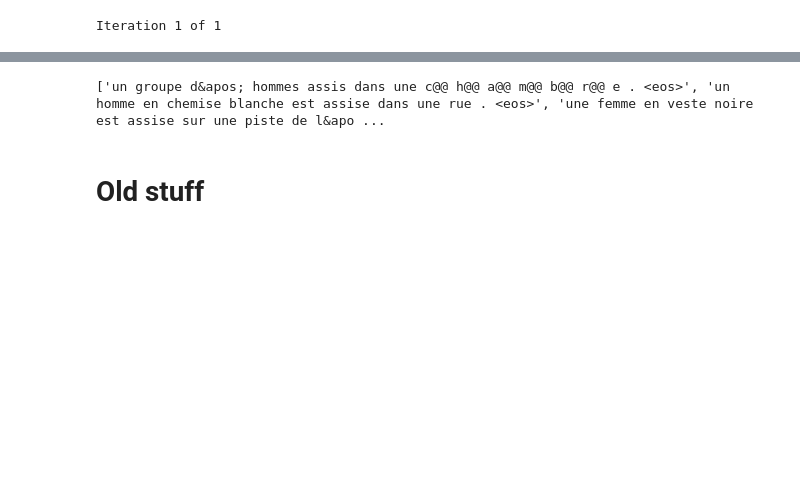
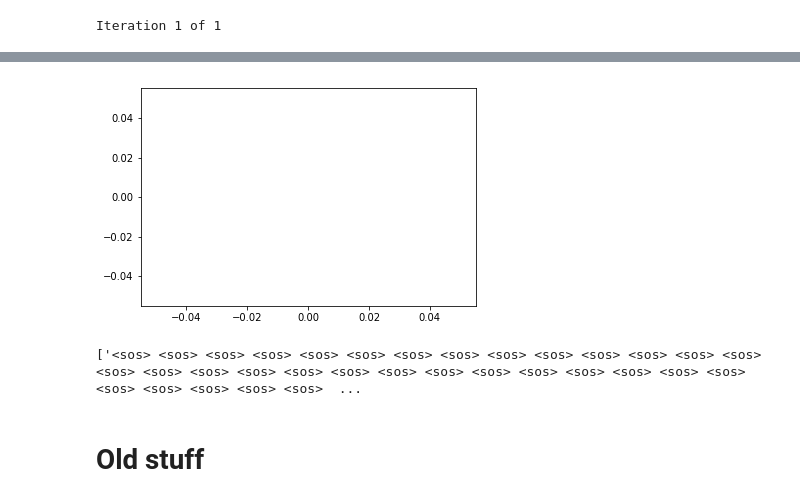
Before and after one commit to Kaleidophon/NLP2, a Jupyter notebook: assignment2/project2_NMT.ipynb, the cells around one changed output, grey strips where cells are left out. Cells and saved outputs as stored; diff of their text form; code cells hidden in the pictures; blank space fills up the shorter version.

Commit message:
fix positional error

```diff
--- a/assignment2/project2_NMT.ipynb
+++ b/assignment2/project2_NMT.ipynb
@@ -49,7 +49,7 @@ class EncoderPOS(nn.Module):
         self.word_embedding = nn.Embedding(input_size, hidden_size)
         self.pos_embedding = nn.Embedding(MAX_LENGTH, hidden_size)
         self.dropout = nn.Dropout(self.dropout_p)
-
+        self.linear = nn.Linear(hidden_size*2, hidden_size)
 
     def forward(self, input, hidden):
         index = input[0]
@@ -57,7 +57,7 @@ class EncoderPOS(nn.Module):
         word_embedded = self.word_embedding(word).view(1, 1, -1)
         pos_embedded = self.pos_embedding(torch.tensor([index], dtype=torch.long)).view(1, 1, -1)
 
-        combined_embedding = torch.cat((word_embedded.squeeze(0), pos_embedded.squeeze(0)),1)
+        combined_embedding = torch.cat((word_embedded.squeeze(0), pos_embedded.squeeze(0)), 1)
         output = self.dropout(combined_embedding)
         output = self.linear(output)
         return output, hidden
@@ -165,10 +165,18 @@ class NMT(nn.Module):
 
             if input_length > MAX_LENGTH: input_length = MAX_LENGTH
 
-            for ei in range(input_length):
-                encoder_output, encoder_hidden = self.encoder(input_tensor[ei],
-                                                         encoder_hidden)
-                encoder_outputs[ei] += encoder_output[0, 0]
+            if self.positional:
+                average_hidden = torch.zeros(1, self.encoder.hidden_size)
+
+                for ei in range(input_length):
+                    encoder_output, encoder_hidden = self.encoder((ei, input_tensor[ei]), encoder_hidden)
+                    average_hidden += encoder_output
+                    encoder_outputs[ei] += encoder_output[0, 0]
+                encoder_hidden = (average_hidden/input_length).unsqueeze(0)
+            else:
+                for ei in range(input_length):
+                    encoder_output, encoder_hidden = self.encoder(input_tensor[ei], encoder_hidden)
+                    encoder_outputs[ei] += encoder_output[0, 0]
 
             decoder_input = torch.tensor([[SOS_token_fr]])  # SOS
 
@@ -319,10 +327,10 @@ def train_dataset(w2i_english, w2i_french, train_english,
     criterion = nn.NLLLoss()
     total_loss = 0
 
-#     with progressbar.ProgressBar(max_value=len(train_english)) as bar:
-    with progressbar.ProgressBar(max_value=100) as bar:
-#         for iter in range(1, len(train_english) + 1):
-        for iter in range(1, 100+1):
+    with progressbar.ProgressBar(max_value=len(train_english)) as bar:
+#     with progressbar.ProgressBar(max_value=100) as bar:
+        for iter in range(1, len(train_english) + 1):
+#         for iter in range(1, 100+1):
             input_sentence = train_english[iter-1]
             target_sentence = train_french[iter-1]
             loss = train(input_sentence, target_sentence, w2i_english,
@@ -360,3 +369,4 @@ AttributeError: 'EncoderPOS' object has no attribute 'linear'
+[figure, added]
 # %%
 predictions = []
 
@@ -366,7 +376,7 @@ for sentence in val_english:
     predictions.append(predicted_sentence)
 print(predictions)
 # %% [output]
-['un groupe d&apos; hommes assis dans une c@@ h@@ a@@ m@@ b@@ r@@ e . <eos>', 'un homme en chemise blanche est assise dans une rue . <eos>', 'une femme en veste noire est assise sur une piste de l&apo ...
+['<sos> <sos> <sos> <sos> <sos> <sos> <sos> <sos> <sos> <sos> <sos> <sos> <sos> <sos> <sos> <sos> <sos> <sos> <sos> <sos> <sos> <sos> <sos> <sos> <sos> <sos> <sos> <sos> <sos> <sos> <sos> <sos> <sos>  ...
 # %%
 def save_predictions(predictions, file_name):
     """
```
Also changed, not shown: parts of 2 cells of this notebook.
